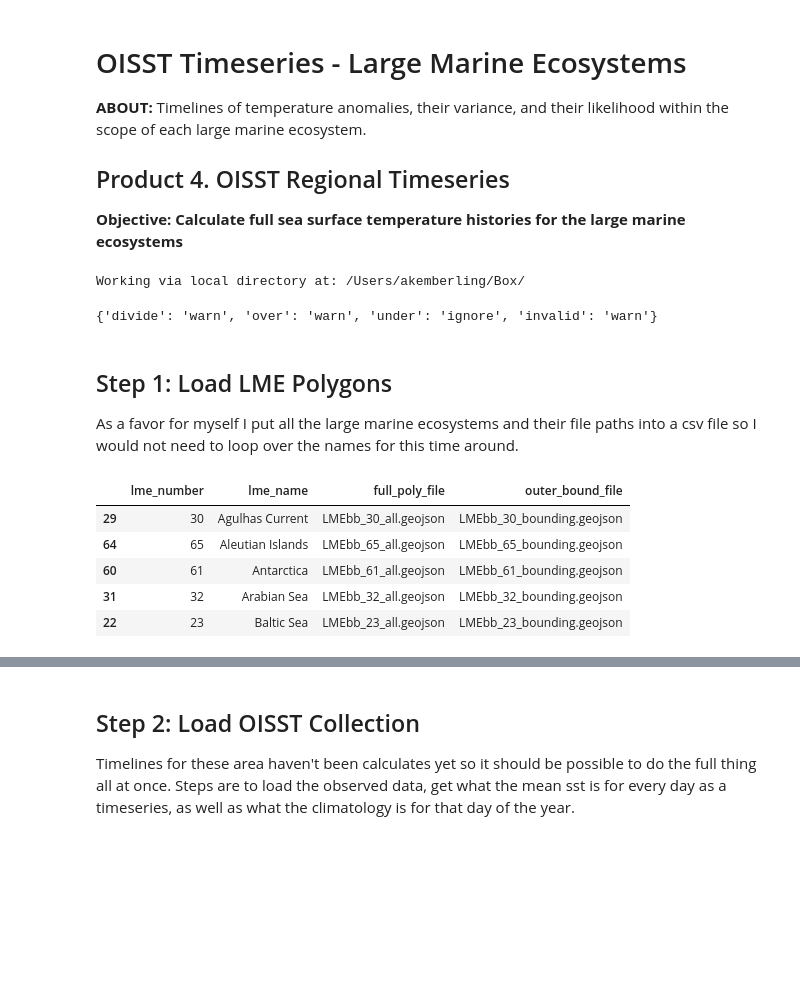
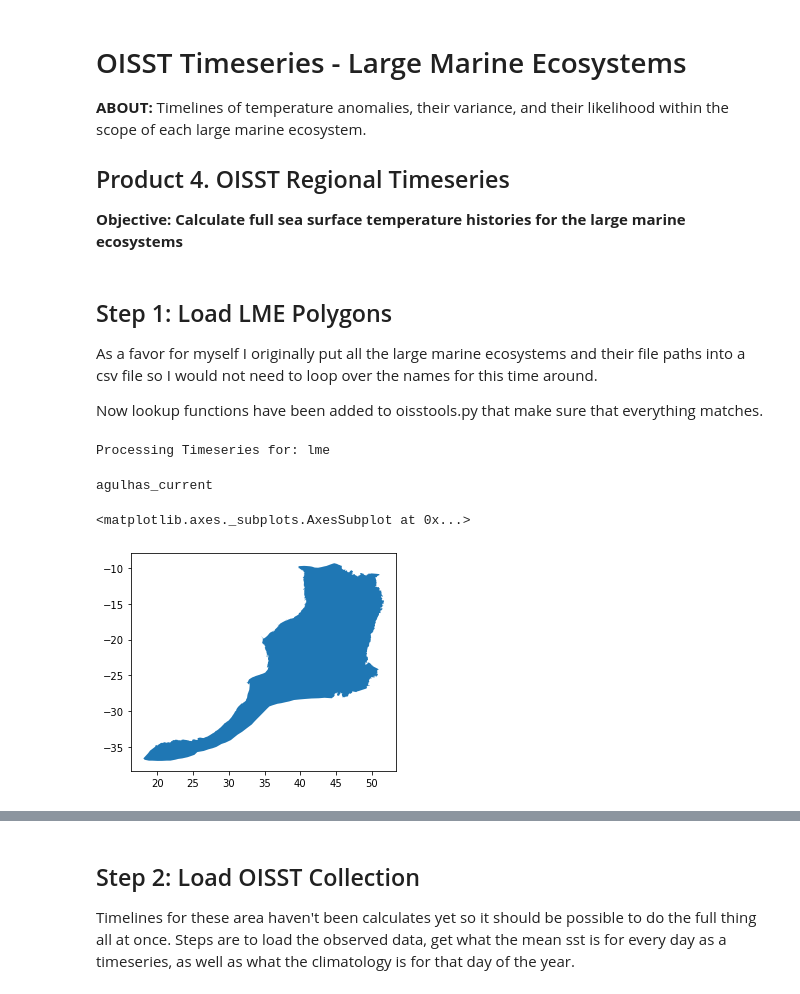
Before and after one commit to gulfofmaine/oisst_mainstays, a Jupyter notebook: notebooks/05_BASE_LME_timeseries.ipynb, the cells around one changed output, grey strips where cells are left out. Cells and saved outputs as stored; diff of their text form; code cells hidden in the pictures; blank space fills up the shorter version.

Commit message:
prefect cloud setup. Changed LME base construction to confirm that update matches correctly

```diff
--- a/notebooks/05_BASE_LME_timeseries.ipynb
+++ b/notebooks/05_BASE_LME_timeseries.ipynb
@@ -19,38 +19,50 @@ import os
 import geopandas as gpd
 import regionmask
 import math
+import oisstools as ot
 
 # Set the workspace - local/ docker
-workspace = "local"
+box_root = ot.set_workspace("local")
 
-# Root paths
-root_locations = {"local"  : "/Users/akemberling/Box/",
-                  "docker" : "/home/jovyan/"}
-
-
-# Set root
-box_root = root_locations[workspace]
-print(f"Working via {workspace} directory at: {box_root}")
-
-
-#Suppress divide by NA error that occurs when getting mean from array
-np.seterr(divide = 'ignore', invalid = 'ignore')
+# variable name to mask and make timeline from
+var_name = "sst"
-# %% [output]
-Working via local directory at: /Users/akemberling/Box/
-{'divide': 'warn', 'over': 'warn', 'under': 'ignore', 'invalid': 'warn'}
 # %% [markdown]
 ## Step 1: Load LME Polygons
 
-As a favor for myself I put all the large marine ecosystems and their file paths into a csv file so I would not need to loop over the names for this time around.
+As a favor for myself I originally put all the large marine ecosystems and their file paths into a csv file so I would not need to loop over the names for this time around.
+
+Now lookup functions have been added to oisstools.py that make sure that everything matches.
+# %%
+# Get their names from lookup catalog
+update_regions = "lme"
+region_names = ot.get_region_names(region_group = update_regions)
+print(f"Processing Timeseries for: {update_regions}")
+# for region in region_names:
+#     print(f" - {region}")
+# %% [output]
+Processing Timeseries for: lme
+# %%
+# Get paths to each shapefile
+mask_paths = ot.get_timeseries_paths(box_root = box_root,
+                                     region_list = region_names,
+                                     region_group = update_regions,
+                                     polygons = True)
+
+# Use paths to make list of loaded polygons
+mask_list = []
+for mask_path_i in mask_paths:
+    mask_shape = gpd.read_file(mask_path_i)
+    mask_list.append(mask_shape)
+    #print(f"Loading Mask Area :  {mask_path_i}")
+
+print(region_names[0])
+mask_list[0].plot()
+# %% [output]
+agulhas_current
+<matplotlib.axes._subplots.AxesSubplot at 0x...>
+[figure, added]
 # %%
-# This csv contains naming/number structure for the Large Marine Ecosystems
-lme_info = pd.read_csv(f"{box_root}NSF OKN Demo Data/large_marine_ecosystems/lme_names_key.csv").sort_values("lme_name")
-lme_info.head()
+# # This csv contains naming/number structure for the Large Marine Ecosystems
+# lme_info = pd.read_csv(f"{box_root}NSF OKN Demo Data/large_marine_ecosystems/lme_names_key.csv").sort_values("lme_name")
+# lme_info.head()
-# %% [output]
-|  | lme_number | lme_name | full_poly_file | outer_bound_file |
-| 29 | 30 | Agulhas Current | LMEbb_30_all.geojson | LMEbb_30_bounding.geojson |
-| 64 | 65 | Aleutian Islands | LMEbb_65_all.geojson | LMEbb_65_bounding.geojson |
-| 60 | 61 | Antarctica | LMEbb_61_all.geojson | LMEbb_61_bounding.geojson |
-| 31 | 32 | Arabian Sea | LMEbb_32_all.geojson | LMEbb_32_bounding.geojson |
-| 22 | 23 | Baltic Sea | LMEbb_23_all.geojson | LMEbb_23_bounding.geojson |
 # %%
```
Also changed, not shown: parts of 13 cells of this notebook, 5 other files.
